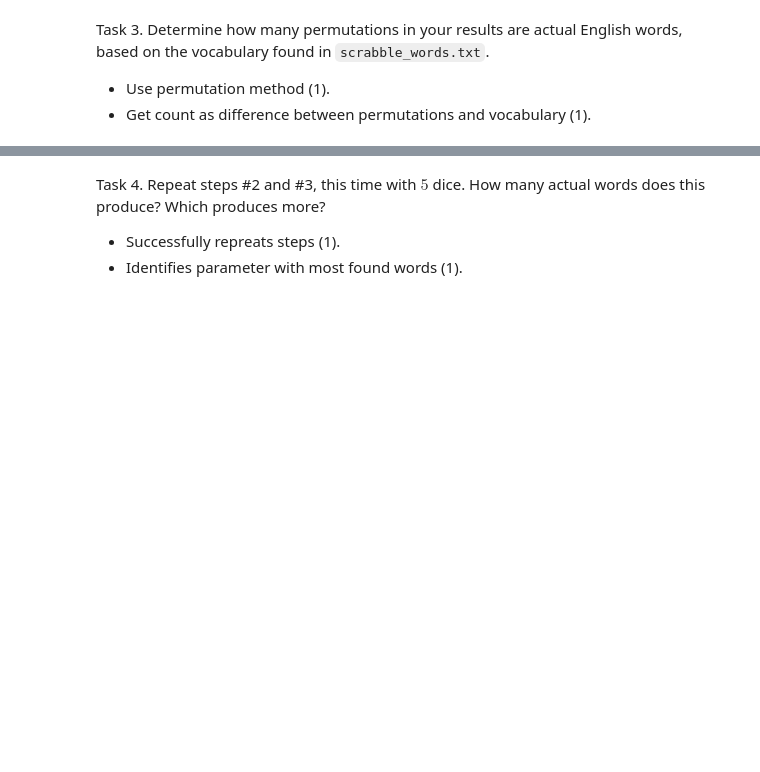
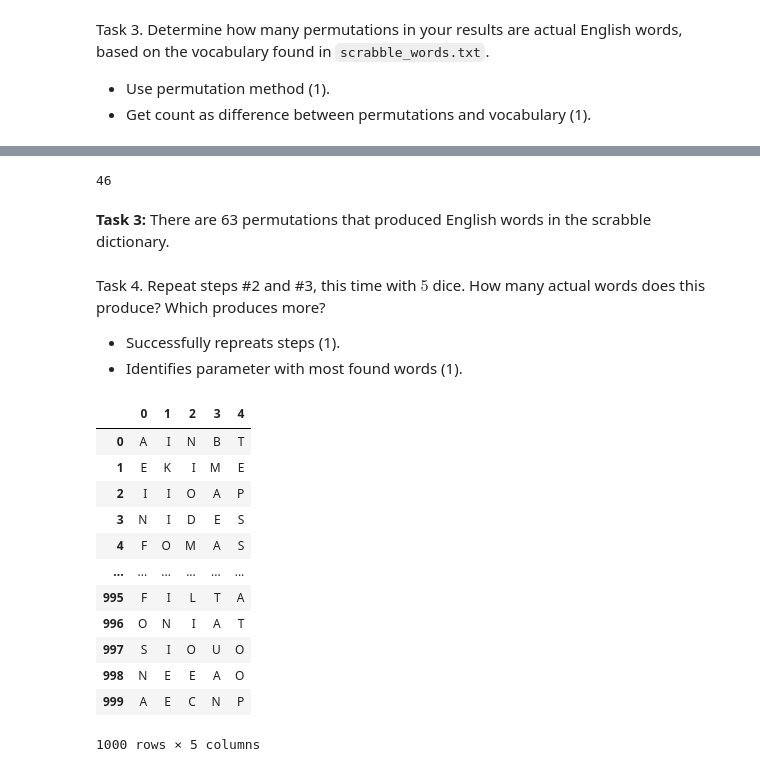
Before and after one commit to hvalenty/ds5100-finalproject-unc6kr, a Jupyter notebook: HV_FinalProjectTemplate.ipynb, the cells around one changed output, grey strips where cells are left out. Drawn from its saved outputs; the diff is of its cells as text; code cells hidden in the pictures; blank space fills up the shorter version.

```diff
--- a/HV_FinalProjectTemplate.ipynb
+++ b/HV_FinalProjectTemplate.ipynb
@@ -863,3 +943,7 @@ Task 1. Create a "die" of letters from $A$ to $Z$ with weights based on their fr
 
 - Die correctly instantiated with source file data (1).
 - Weights properly applied using weight setting method (1).
+# %%
+letters = pd.read_csv('data/english_letters.txt', sep = ' ',
+                      header = None, dtype = {0 : str, 1 : float})
+letters[0]
@@ -865,0 +968,13 @@ Task 1. Create a "die" of letters from $A$ to $Z$ with weights based on their fr
+# %%
+# split df into lists
+face_list = letters[0].to_list()
+weight_list = letters[1].to_list()
+# make face list into array
+face_array = np.array(face_list)
+# pass into dice
+letter_die = montecarlo.Die(face_array)
+for i in range(26):
+    letter_die.change_side_weight(face_list[i], weight_list[i])
+
+#letter_die.change_side_weight(face, weight)
+letter_die.current_state()
@@ -875,5 +1068,30 @@ Task 3. Determine how many permutations in your results are actual English words
+# %%
+sum(merger['count'])
+# %% [output]
+46
+# %% [markdown]
+**Task 3:** There are 63 permutations that produced English words in the scrabble dictionary.
 # %% [markdown]
 Task 4. Repeat steps #2 and #3, this time with $5$ dice. How many actual words does this produce? Which produces more?
 
 - Successfully repreats steps (1).
 - Identifies parameter with most found words (1).
+# %%
+ldie_list2 = [letter_die, letter_die, letter_die, letter_die, letter_die]
+ldie_game2 = montecarlo.Game(ldie_list2)
+ldie_game2.play(1000)
+ldie_game2.show_play_results()
+# %% [output]
+|  | 0 | 1 | 2 | 3 | 4 |
+| 0 | A | I | N | B | T |
+| 1 | E | K | I | M | E |
+| 2 | I | I | O | A | P |
+| 3 | N | I | D | E | S |
+| 4 | F | O | M | A | S |
+| ... | ... | ... | ... | ... | ... |
+| 995 | F | I | L | T | A |
+| 996 | O | N | I | A | T |
+| 997 | S | I | O | U | O |
+| 998 | N | E | E | A | O |
+| 999 | A | E | C | N | P |
+1000 rows × 5 columns
```
Also changed, not shown: parts of 23 cells of this notebook.
